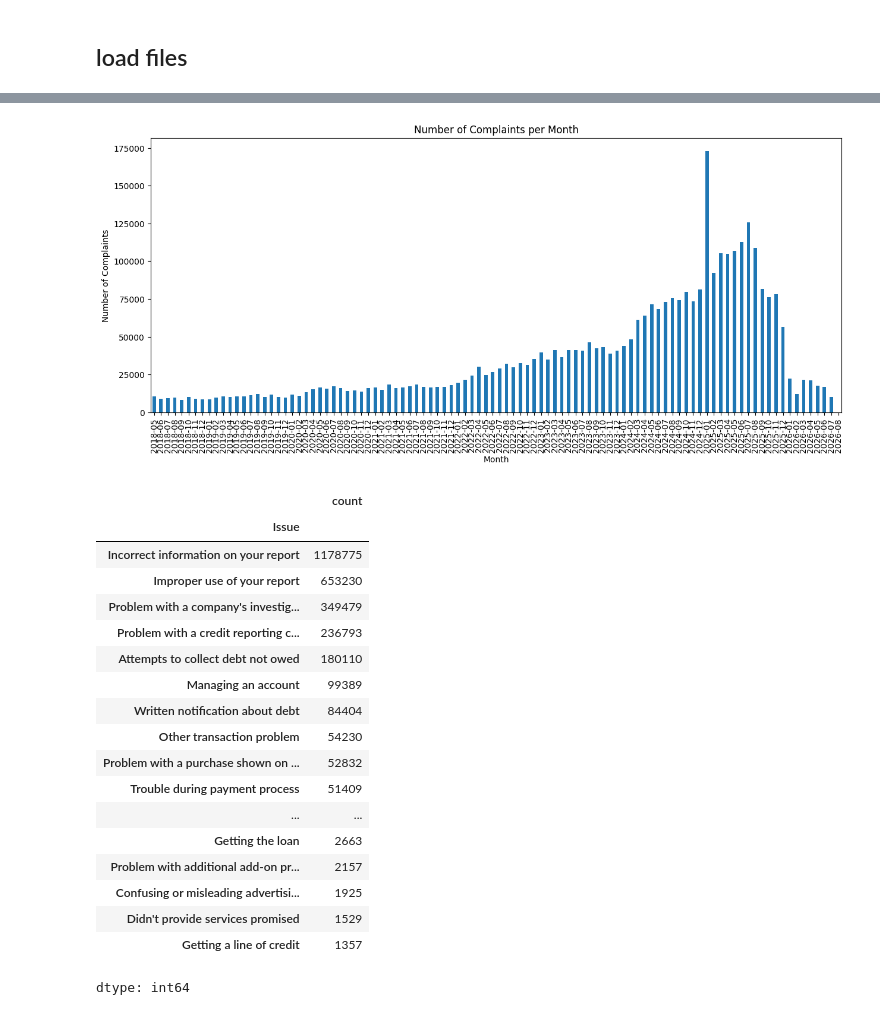
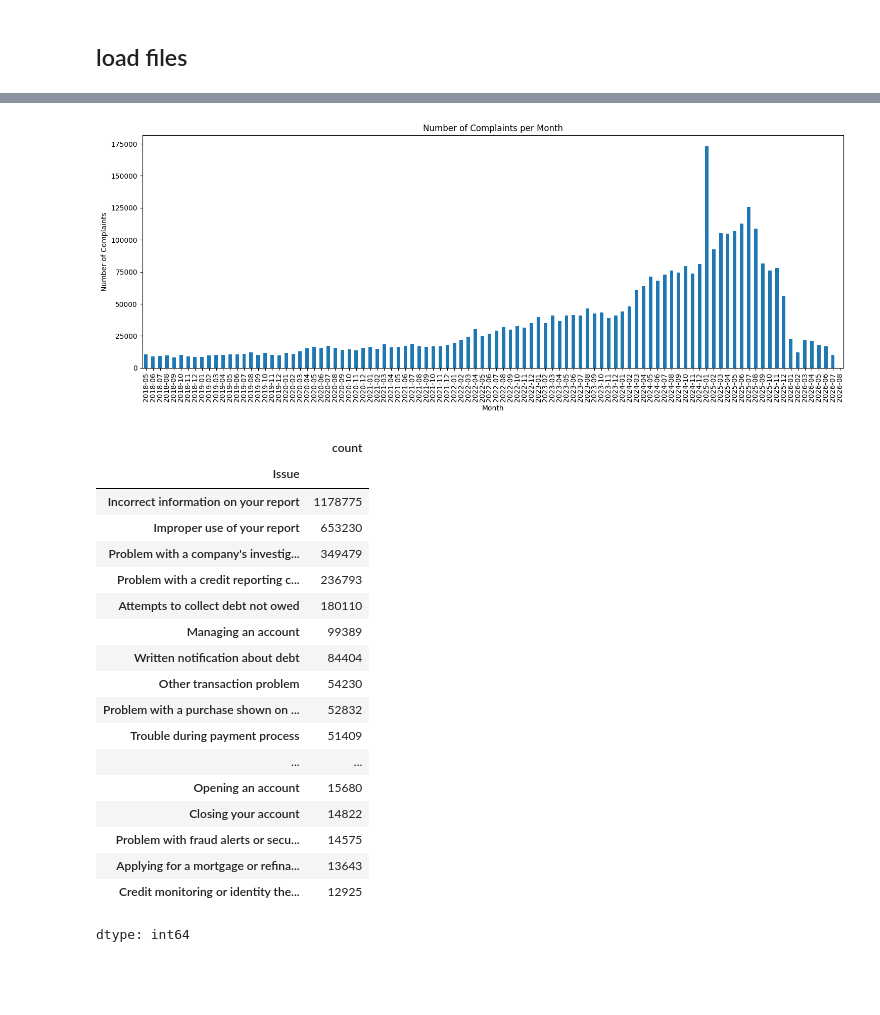
Before and after one commit to laurynjlittle/APST2047_Messy_Data_ML_Project, a Jupyter notebook: NB1_Messy_Data_Dataset_Preprocessing.ipynb, the cells around one changed output, grey strips where cells are left out. Saved outputs shown, nothing was run; the diff lists cells and outputs as text; code cells hidden in the pictures; blank space fills up the shorter version.

```diff
--- a/NB1_Messy_Data_Dataset_Preprocessing.ipynb
+++ b/NB1_Messy_Data_Dataset_Preprocessing.ipynb
@@ -76,27 +80,3 @@ import seaborn as sns
 import glob
 # %% [markdown]
 ## load files
-# %%
-# Find all CSV files in DATA_DIR (adjust the extension if they are not CSVs, e.g., '*.xlsx' or '*')
-file_pattern = os.path.join(DATA_DIR, 'export_files', "*.csv")
-all_files = glob.glob(file_pattern)
-
-print(f"Found {len(all_files)} files to append:")
-for f in all_files:
-    print(f" - {os.path.basename(f)}")
-
-# Loop through and append them into a single DataFrame
-df_list = []
-for file_path in all_files:
-    try:
-        # Read each file and append to our list
-        temp_df = pd.read_csv(file_path)
-        df_list.append(temp_df)
-    except Exception as e:
-        print(f"Error reading {file_path}: {e}")
-
-if df_list:
-    combined_df = pd.concat(df_list, ignore_index=True)
-    print(f"Successfully combined files. Combined DataFrame shape: {combined_df.shape}")
-else:
-    print("No files were successfully loaded or found.")
@@ -170,0 +83,5 @@ complaint_data.head()
+# %%
+## read complaint file
+raw_data = pd.read_csv(RAW_CSV)
+print(f'Shape: {raw_data.shape}')
+raw_data.head()
@@ -171,3 +96,3 @@ complaint_data.head()
 # %%
-complaint_data['Date received'] = pd.to_datetime(complaint_data['Date received'])
-complaint_data['Date sent to company'] = pd.to_datetime(complaint_data['Date sent to company'])
+raw_data['Date received'] = pd.to_datetime(raw_data['Date received'])
+raw_data['Date sent to company'] = pd.to_datetime(raw_data['Date sent to company'])
@@ -185,19 +110,21 @@ See the caveats in the documentation: https://pandas.pydata.org/pandas-docs/stab
 # %%
 ## bar plot of number of observations per month
 
 fig, ax = plt.subplots(figsize=(15, 6))
-monthly_complaints = complaint_data.groupby(pd.Grouper(key='Date received', freq='M'))['Consumer complaint narrative'].count()
+monthly_complaints = raw_data.groupby(pd.Grouper(key='Date received', freq='M'))['Consumer complaint narrative'].count()
 monthly_complaints.index = monthly_complaints.index.to_period('M')
 
 monthly_complaints.plot(kind='bar', ax=ax)
 ax.set_xlabel('Month')
 ax.set_ylabel('Number of Complaints')
 ax.set_title('Number of Complaints per Month')
+plt.tight_layout()
+plt.savefig(f'{OUTPUTS_DIR}/fig_monthly_complaints.png', bbox_inches='tight')
 plt.show()
 # %% [output]
-[figure, old version]
+[figure, new version]
 # %%
-complaint_data['Issue'].value_counts().head(60)
+raw_data['Issue'].value_counts().head(30)
 # %% [output]
 |  | count |
 | Issue |  |
@@ -212,9 +139,9 @@ complaint_data['Issue'].value_counts().head(60)
 | Problem with a purchase shown on ... | 52832 |
 | Trouble during payment process | 51409 |
 | ... | ... |
-| Getting the loan | 2663 |
-| Problem with additional add-on pr... | 2157 |
-| Confusing or misleading advertisi... | 1925 |
-| Didn't provide services promised | 1529 |
-| Getting a line of credit | 1357 |
+| Opening an account | 15680 |
+| Closing your account | 14822 |
+| Problem with fraud alerts or secu... | 14575 |
+| Applying for a mortgage or refina... | 13643 |
+| Credit monitoring or identity the... | 12925 |
 dtype: int64
```
Also changed, not shown: parts of 18 cells of this notebook.
